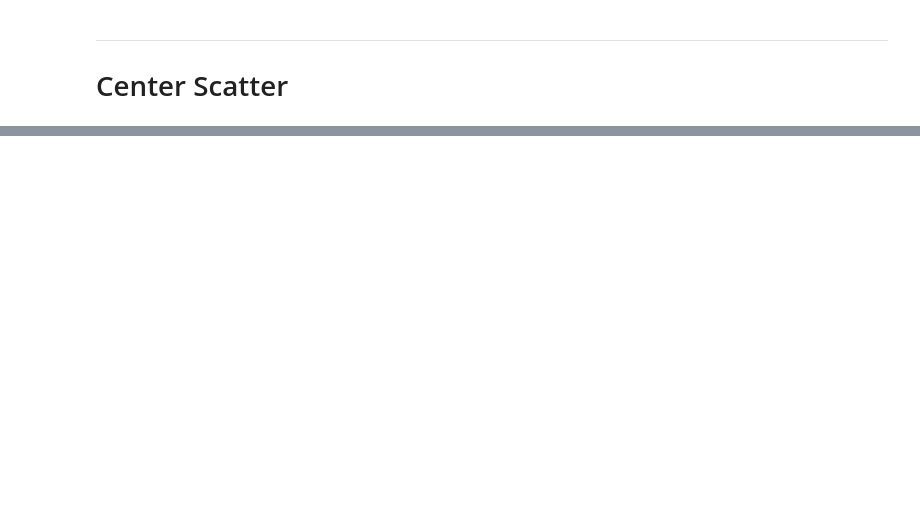
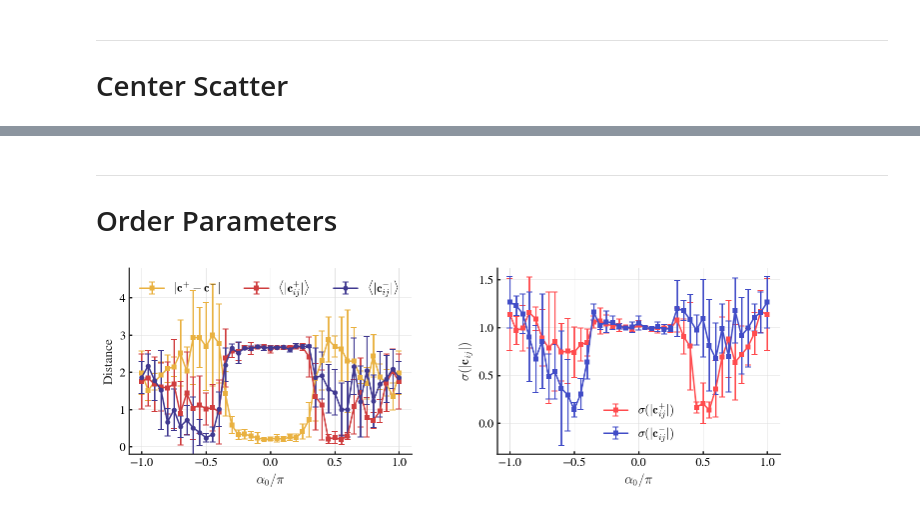
Before and after one commit to Than-Mark/Swarmalators-Experiment-Mobile, a Jupyter notebook: PJT_phaseLag_enhance_phase_seperation/plotFigs.ipynb, the cells around one changed output, grey strips where cells are left out. Cells and saved outputs as stored; diff of their text form; code cells hidden in the pictures; blank space fills up the shorter version.

```diff
--- a/PJT_phaseLag_enhance_phase_seperation/plotFigs.ipynb
+++ b/PJT_phaseLag_enhance_phase_seperation/plotFigs.ipynb
@@ -308,0 +448,3 @@ plt.savefig(f"{PCT_C_PATH}/centersScatterXY.png", dpi=300, bbox_inches="tight")
+# %% [markdown]
+---
+# Order Parameters
@@ -308,0 +663,70 @@ plt.savefig(f"{PCT_C_PATH}/centersScatterXY.png", dpi=300, bbox_inches="tight")
+# %%
+# randomSeed = (8, 7, 6, 5, 4), deltaOmega = 1, boundaryLength = 7, strengthLambda = 19.2
+classDistancesDf = pd.DataFrame(
+    data=[tsClassDistances[sub] for sub in tsClassDistances],
+    index=phaseLags, columns=randomSeeds
+)
+meanClassDistances = classDistancesDf.mean(axis=1)
+stdSClassDistances = classDistancesDf.std(axis=1)
+class1DisMeansDf = pd.DataFrame(
+    data=[tsClass1DisMeans[sub] for sub in tsClass1DisMeans],
+    index=phaseLags, columns=randomSeeds
+)
+meanClass1DisMeans = class1DisMeansDf.mean(axis=1)
+stdClass1DisMeans = class1DisMeansDf.std(axis=1)
+class2DisMeansDf = pd.DataFrame(
+    data=[tsClass2DisMeans[sub] for sub in tsClass2DisMeans],
+    index=phaseLags, columns=randomSeeds
+)
+meanClass2DisMeans = class2DisMeansDf.mean(axis=1)
+stdClass2DisMeans = class2DisMeansDf.std(axis=1)
+class1DisStdsDf = pd.DataFrame(
+    data=[tsClass1DisStds[sub] for sub in tsClass1DisStds],
+    index=phaseLags, columns=randomSeeds
+)
+meanClass1DisStds = class1DisStdsDf.mean(axis=1)
+stdClass1DisStds = class1DisStdsDf.std(axis=1)
+class2DisStdsDf = pd.DataFrame(
+    data=[tsClass2DisStds[sub] for sub in tsClass2DisStds],
+    index=phaseLags, columns=randomSeeds
+)
+meanClass2DisStds = class2DisStdsDf.mean(axis=1)
+stdClass2DisStds = class2DisStdsDf.std(axis=1)
+
+fig, axs = plt.subplots(1, 2, figsize=(14 * 0.7, 3.5))
+ax1, ax2 = axs
+
+stdPhaseLags = np.linspace(-1, 1, 41)
+size = 4
+axs[0].errorbar(stdPhaseLags, meanClassDistances, yerr=stdSClassDistances, color="#E9B140", marker='s', capsize=3, ms=size)
+axs[0].errorbar(stdPhaseLags, meanClass1DisMeans, yerr=stdClass1DisMeans, color="#CF3D3E", marker='s', capsize=3, ms=size)
+axs[0].errorbar(stdPhaseLags, meanClass2DisMeans, yerr=stdClass2DisMeans, color="#403990", marker='o', capsize=3, ms=size)
+axs[0].legend(
+    [r"$|\mathbf{c}^{+}-\mathbf{c}^{-}|$",
+     r"$\langle |\mathbf{c}^{+}_{ij}| \rangle$",
+     r"$\langle |\mathbf{c}^{-}_{ij}| \rangle$"],
+    ncol=3, frameon=False,
+    loc="upper left"
+)
+axs[0].set_ylabel("Distance")
+axs[0].set_ylim(-0.2, 4.8)
+
+axs[1].errorbar(stdPhaseLags, meanClass1DisStds, yerr=stdClass1DisStds, color="#FF4B4E", marker='s', capsize=3, ms=size)
+axs[1].errorbar(stdPhaseLags, meanClass2DisStds, yerr=stdClass2DisStds, color="#414CC7", marker='s', capsize=3, ms=size)
+axs[1].legend([
+    r"$\sigma(|\mathbf{c}^{+}_{ij}|)$",
+    r"$\sigma(|\mathbf{c}^{-}_{ij}|)$"
+], ncol=1, loc="lower center", frameon=False)
+axs[1].set_ylabel(r"$\sigma(|\mathbf{c}_{ij}|)$")
+
+for ax in axs.flatten():
+    ax.spines['right'].set_visible(False)
+    ax.spines['top'].set_visible(False)
+    ax.tick_params(direction='in', length=3)
+    ax.grid()
+    ax.set_xlabel(r"$\alpha_0/\pi$")
+
+plt.tight_layout()
+plt.savefig(f"{LOCAL_FIG_PATH}/distancesVsAlpha.pdf", bbox_inches="tight")
+# %% [output]
+[figure, added]
```
Also changed, not shown: parts of 23 cells of this notebook, 5 other files.
